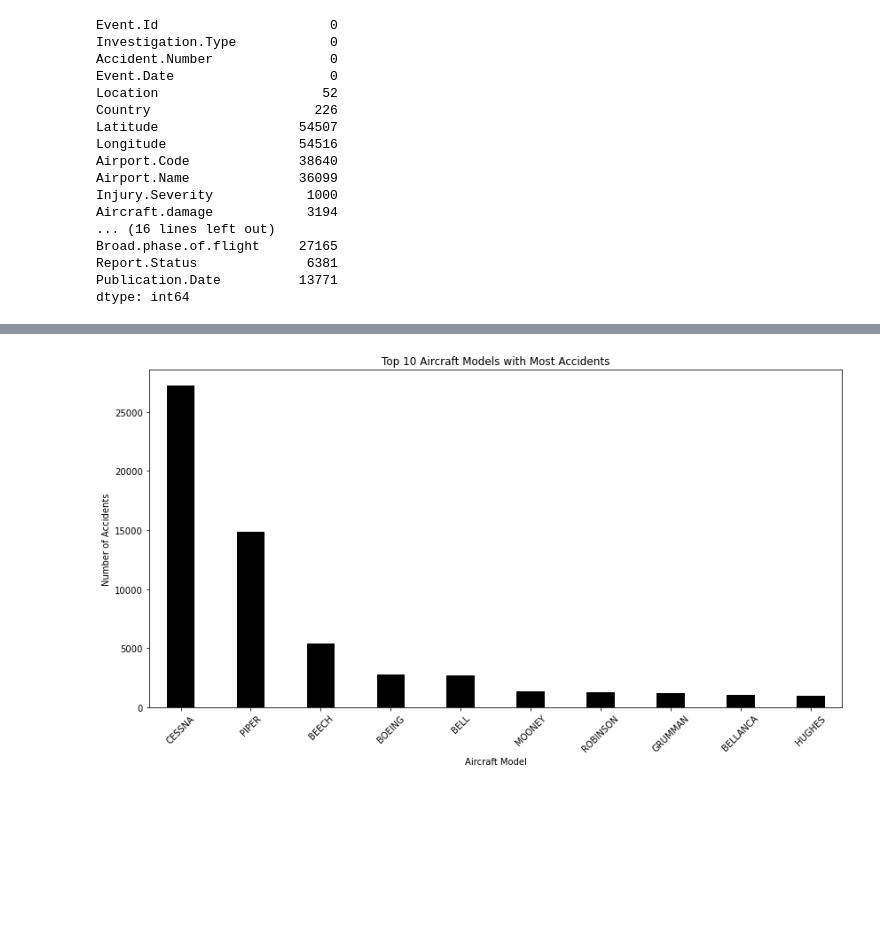
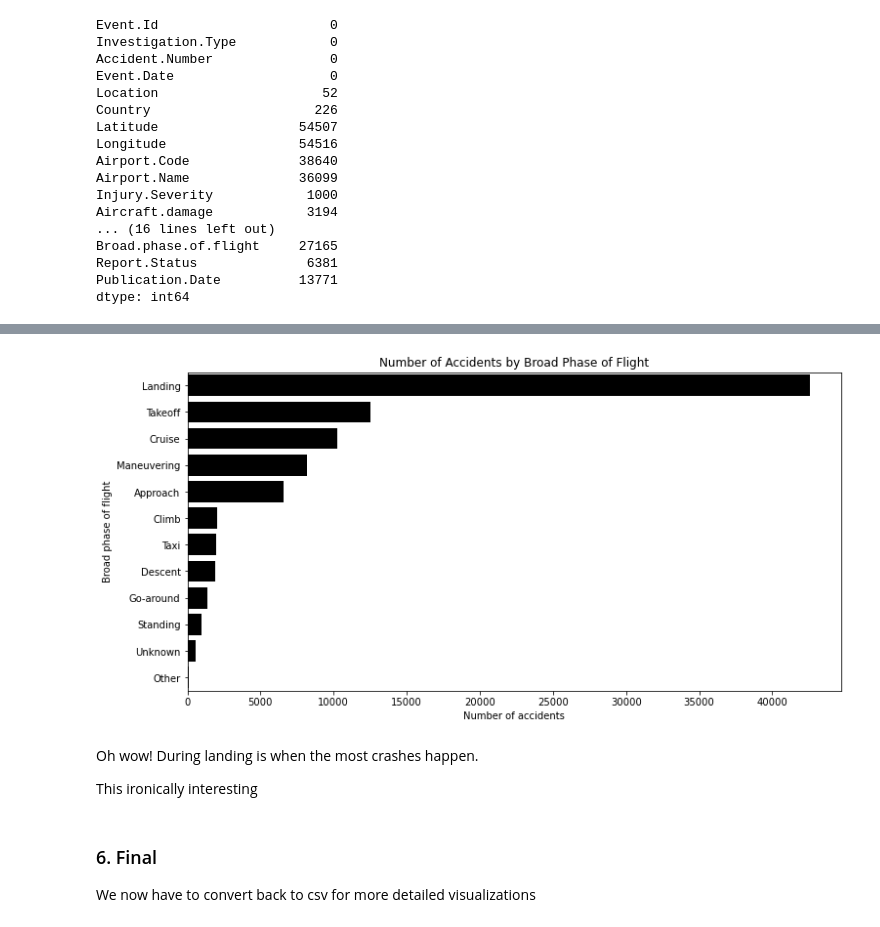
Before and after one commit to Austin-Murunga/phase-one-project, a Jupyter notebook: index.ipynb, the cells around one changed output, grey strips where cells are left out. Saved outputs shown, nothing was run; the diff lists cells and outputs as text; code cells hidden in the pictures; blank space fills up the shorter version.

```diff
--- a/index.ipynb
+++ b/index.ipynb
@@ -288,3 +430,20 @@ df_cleaned.shape
+# %%
+plt.figure(figsize=(12, 6))
+sns.countplot(data=df_cleaned, y='Broad.phase.of.flight', order=df_cleaned['Broad.phase.of.flight'].value_counts().index, color='black')
+plt.title('Number of Accidents by Broad Phase of Flight')
+plt.xlabel('Number of accidents')
+plt.ylabel('Broad phase of flight')
+plt.show()
+# %% [output]
+[figure, added]
+# %% [markdown]
+Oh wow! During landing is when the most crashes happen.
+
+This ironically interesting
+# %% [markdown]
+### 6. Final
+
+We now have to convert back to csv for more detailed visualizations
 # %%
 #covert back to csv
 aviation_df.to_csv("df_cleaned.csv",index=False)
@@ -293,23 +449,0 @@ df_cleaned['Make'] = df_cleaned['Make'].str.upper()
-# %%
-import matplotlib.pyplot as plt
-import pandas as pd
-
-# Sample DataFrame creation (replace with your actual DataFrame)
-# df_cleaned = pd.read_csv('cleaned_aviation_data.csv')
-
-# Grouping by 'Model' and counting accidents
-accidents_by_model = df_cleaned['Make'].value_counts()
-
-# Selecting the top 10 models with the most accidents
-top_10_models = accidents_by_model.head(10)
-
-# Plotting
-plt.figure(figsize=(14, 7))
-top_10_models.plot(kind='bar', color='black', width=0.4)
-plt.title('Top 10 Aircraft Models with Most Accidents')
-plt.xlabel('Aircraft Model')
-plt.ylabel('Number of Accidents')
-plt.xticks(rotation=45)
-plt.show()
-# %% [output]
-[figure, removed]
```
Also changed, not shown: parts of 40 cells of this notebook.
